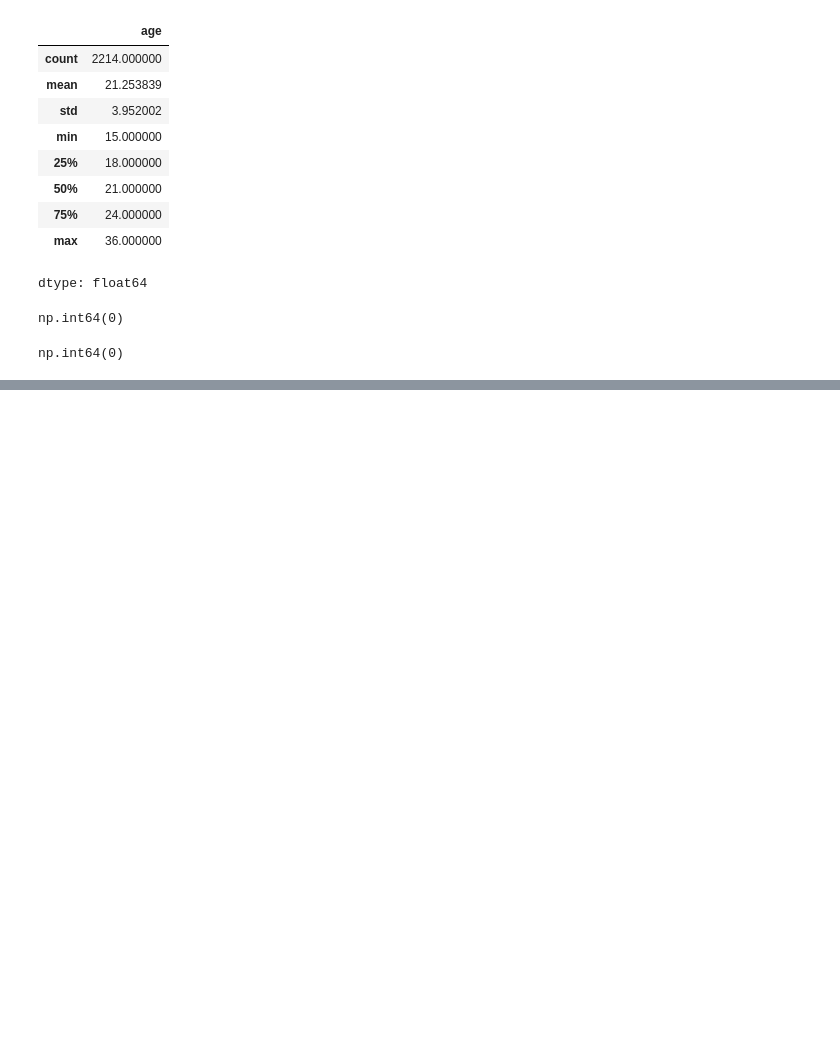
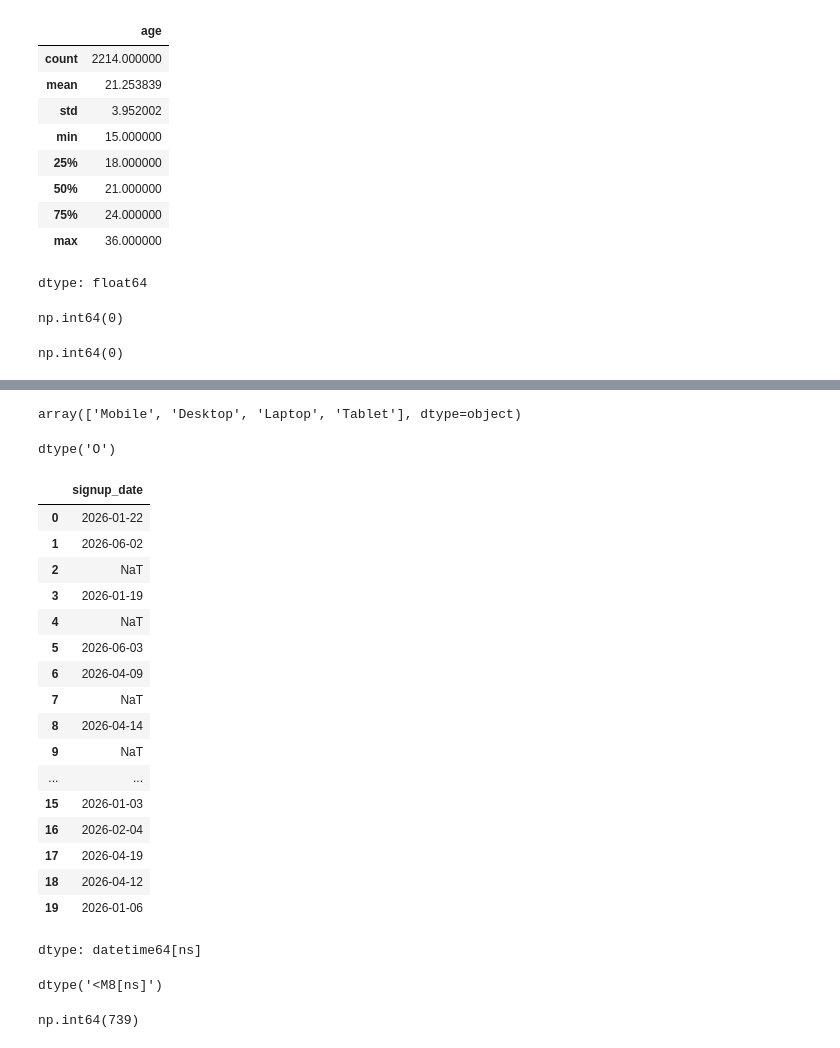
Before and after one commit to Prototype361/Course-completion-predictor, a Jupyter notebook: Notebooks/ML_Assignment.ipynb, the cells around one changed output, grey strips where cells are left out. Saved outputs shown, nothing was run; the diff lists cells and outputs as text; code cells hidden in the pictures; blank space fills up the shorter version.

```diff
--- a/Notebooks/ML_Assignment.ipynb
+++ b/Notebooks/ML_Assignment.ipynb
@@ -1013,0 +1174,2 @@ np.int64(0)
+# %%
+clean_df["has_mentor"] = clean_df["has_mentor"].replace(mentor_mapping)
@@ -1013,0 +1208,21 @@ np.int64(0)
+# %%
+device_mapping = {
+    "mobile": "Mobile",
+    "Mobile": "Mobile",
+    "MOBILE": "Mobile",
+    "phone": "Mobile",
+
+    "laptop": "Laptop",
+    "Laptop": "Laptop",
+    "notebook": "Laptop",
+
+    "desktop": "Desktop",
+    "Desktop": "Desktop",
+    "PC": "Desktop",
+
+    "tablet": "Tablet",
+    "Tablet": "Tablet",
+    "ipad": "Tablet"
+}
+# %%
+clean_df["device"] = clean_df["device"].replace(device_mapping)
@@ -1013,0 +1239,43 @@ np.int64(0)
+# %%
+clean_df["device"].unique()
+# %% [output]
+array(['Mobile', 'Desktop', 'Laptop', 'Tablet'], dtype=object)
+# %%
+clean_df["signup_date"].dtype
+# %% [output]
+dtype('O')
+# %%
+clean_df["signup_date"] = pd.to_datetime(
+    clean_df["signup_date"],
+    dayfirst=True,
+    errors="coerce"
+)
+# %%
+clean_df["signup_date"].head(20)
+# %% [output]
+|  | signup_date |
+| 0 | 2026-01-22 |
+| 1 | 2026-06-02 |
+| 2 | NaT |
+| 3 | 2026-01-19 |
+| 4 | NaT |
+| 5 | 2026-06-03 |
+| 6 | 2026-04-09 |
+| 7 | NaT |
+| 8 | 2026-04-14 |
+| 9 | NaT |
+| ... | ... |
+| 15 | 2026-01-03 |
+| 16 | 2026-02-04 |
+| 17 | 2026-04-19 |
+| 18 | 2026-04-12 |
+| 19 | 2026-01-06 |
+dtype: datetime64[ns]
+# %%
+clean_df["signup_date"].dtype
+# %% [output]
+dtype('<M8[ns]')
+# %%
+clean_df["signup_date"].isna().sum()
+# %% [output]
+np.int64(739)
```
Also changed, not shown: parts of 130 cells of this notebook, 1 other file.
